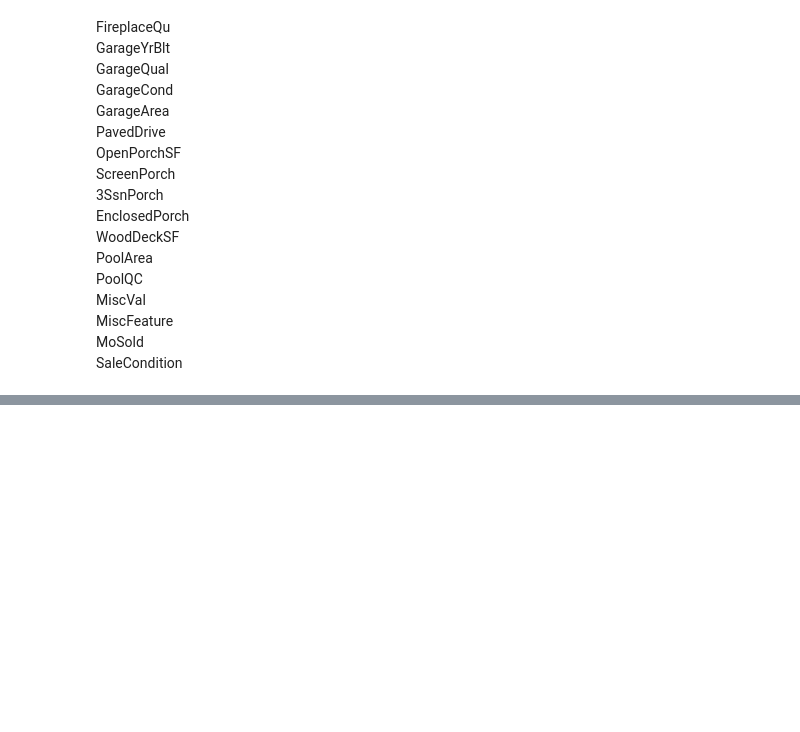
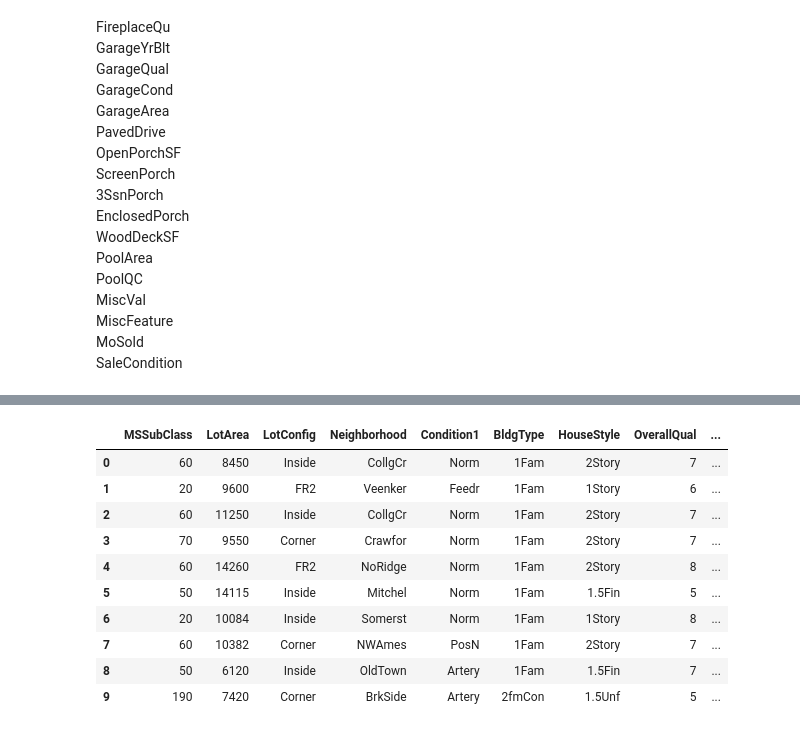
Before and after one commit to darshshah/housing-prices, a Jupyter notebook: House-Prices.ipynb, the cells around one changed output, grey strips where cells are left out. Drawn from its saved outputs; the diff is of its cells as text; code cells hidden in the pictures; blank space fills up the shorter version.

```diff
--- a/House-Prices.ipynb
+++ b/House-Prices.ipynb
@@ -539,7 +1460,39 @@ MoSold
 SaleCondition
 # %%
 # Create a final df based on the cols we need. Also, add the new three cols
-finaldf = df.filter[items=["", ""]]
+finaldf = df.filter(items=[
+"MSSubClass",
+"LotArea",
+"LotConfig",
+"Neighborhood",
+"Condition1",
+"BldgType",
+"HouseStyle",
+"OverallQual",
+"OverallCond",
+"YearBuilt",
+"Exterior1st",
+"MasVnrType",
+"MasVnrArea",
+"ExterQual",
+"Foundation",
+"BsmtQual",
+"BsmtFinType1",
+"BsmtFinSF1",
+"BsmtUnfSF",
+"HeatingQC",
+"CentralAir",
+"GrLivArea",
+"KitchenQual",
+"Fireplaces",
+"GarageFinish",
+"GarageType",
+"GarageCars",
+"YrSold",
+"SaleType"])
+finaldf["AggPorch"] = df["ScreenPorch"] + df["3SsnPorch"] + df["EnclosedPorch"]
+finaldf["BsmtBath"] = df["BsmtFullBath"] + df["BsmtHalfBath"]
+finaldf["Bath"] = df["FullBath"] + df["HalfBath"]
 
 # check the dtypes of the df and convert objects into int by mapping them
-finaldf.dtypes
+finaldf.info()
@@ -545,0 +1517,14 @@ finaldf.dtypes
+# %%
+finaldf.head(10)
+# %% [output]
+|  | MSSubClass | LotArea | LotConfig | Neighborhood | Condition1 | BldgType | HouseStyle | OverallQual | ... |
+| 0 | 60 | 8450 | Inside | CollgCr | Norm | 1Fam | 2Story | 7 | ... |
+| 1 | 20 | 9600 | FR2 | Veenker | Feedr | 1Fam | 1Story | 6 | ... |
+| 2 | 60 | 11250 | Inside | CollgCr | Norm | 1Fam | 2Story | 7 | ... |
+| 3 | 70 | 9550 | Corner | Crawfor | Norm | 1Fam | 2Story | 7 | ... |
+| 4 | 60 | 14260 | FR2 | NoRidge | Norm | 1Fam | 2Story | 8 | ... |
+| 5 | 50 | 14115 | Inside | Mitchel | Norm | 1Fam | 1.5Fin | 5 | ... |
+| 6 | 20 | 10084 | Inside | Somerst | Norm | 1Fam | 1Story | 8 | ... |
+| 7 | 60 | 10382 | Corner | NWAmes | PosN | 1Fam | 2Story | 7 | ... |
+| 8 | 50 | 6120 | Inside | OldTown | Artery | 1Fam | 1.5Fin | 7 | ... |
+| 9 | 190 | 7420 | Corner | BrkSide | Artery | 2fmCon | 1.5Unf | 5 | ... |
```
Also changed, not shown: parts of 71 cells of this notebook.
